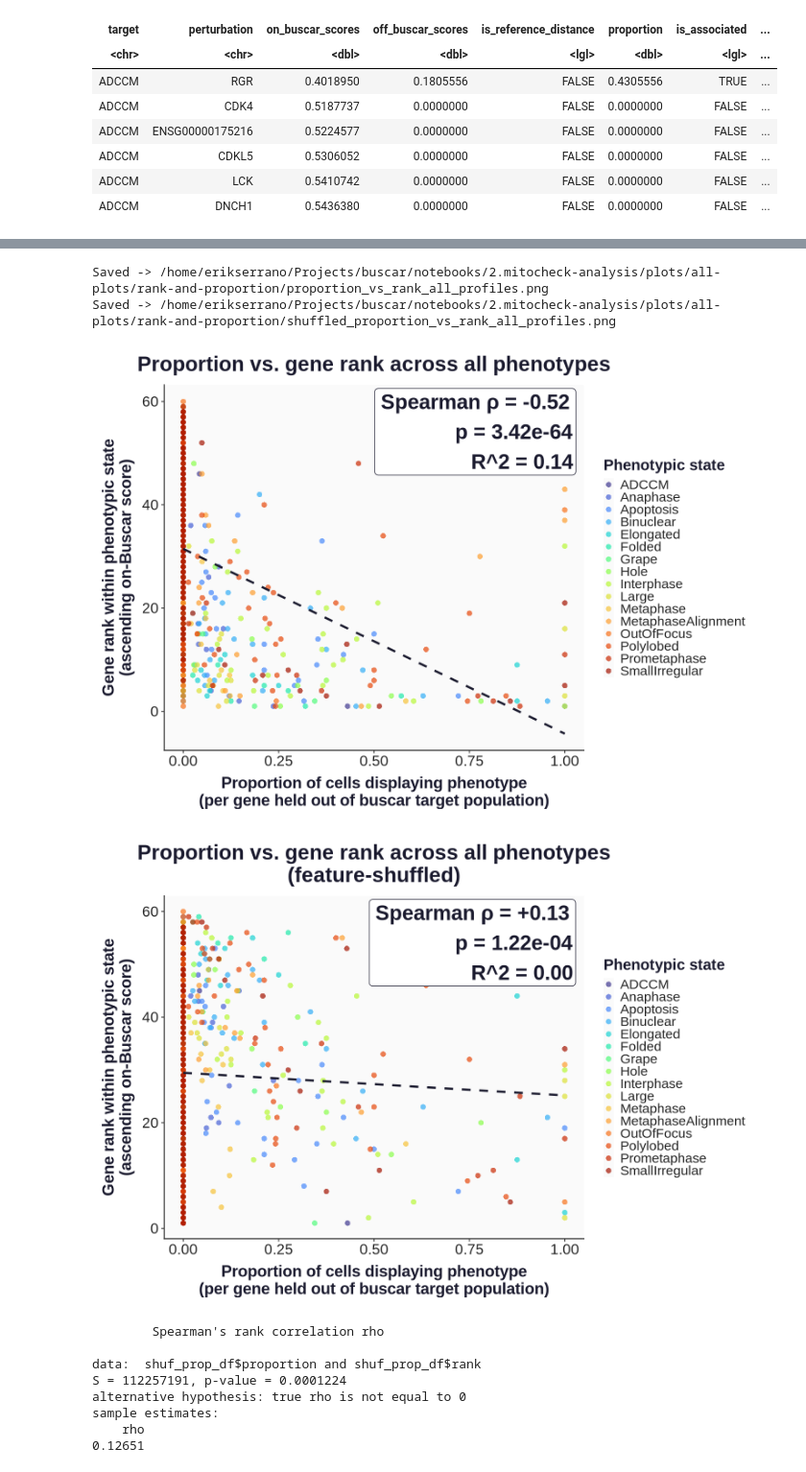
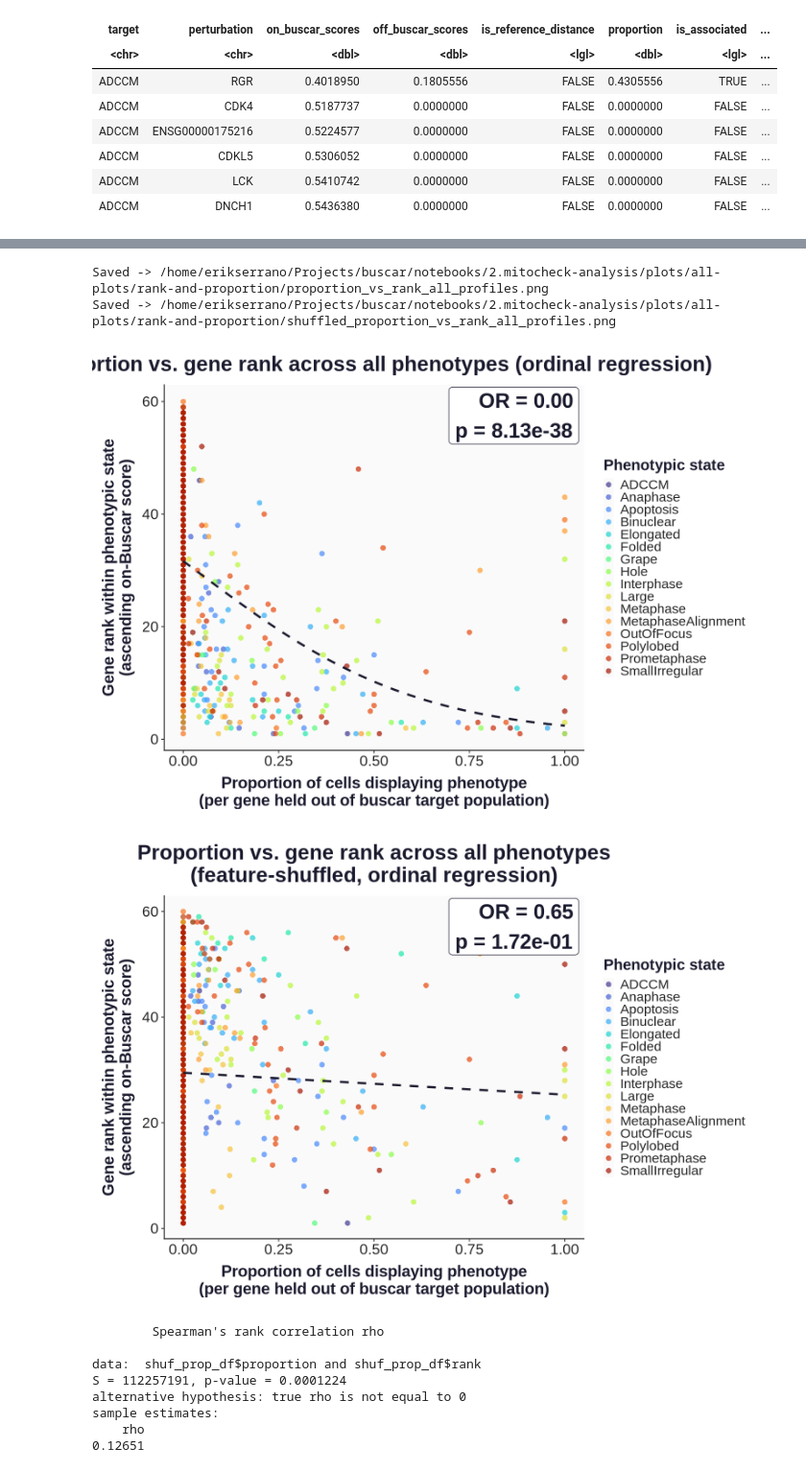
Before and after one commit to WayScience/buscar, a Jupyter notebook: notebooks/2.mitocheck-analysis/plots/3.linear-modeling-ranking-and-proportion.ipynb, the cells around one changed output, grey strips where cells are left out. Shown at 96% size. Saved outputs shown, nothing was run; the diff lists cells and outputs as text; code cells hidden in the pictures.

Commit message:
updated plots

```diff
--- a/notebooks/2.mitocheck-analysis/plots/3.linear-modeling-ranking-and-proportion.ipynb
+++ b/notebooks/2.mitocheck-analysis/plots/3.linear-modeling-ranking-and-proportion.ipynb
@@ -130,9 +133,21 @@ SmallIrregular         +0.127    3.41e-01  n.s.
 Pooled (all profiles):  ρ = +0.127  p = 1.22e-04
 # %%
 fit_and_report <- function(prop_df, label = 'original') {
-  cat(sprintf('\n=== OLS: %s (rank ~ proportion) ===\n', toupper(label)))
-  model_prop <- lm(rank ~ proportion, data = prop_df)
-  print(summary(model_prop))
+  cat(sprintf('\n=== ORDINAL LOGIT: %s (rank ~ proportion) ===\n', toupper(label)))
+
+  model_prop <- MASS::polr(
+    as.ordered(rank) ~ proportion,
+    data = prop_df,
+    Hess = TRUE,
+    method = 'logistic'
+  )
+
+  coef_tbl <- coef(summary(model_prop))
+  coef_tbl <- as.data.frame(coef_tbl)
+  coef_tbl$p_value <- 2 * pnorm(abs(coef_tbl$`t value`), lower.tail = FALSE)
+  coef_tbl$odds_ratio <- exp(coef_tbl$Value)
+
+  print(coef_tbl)
   invisible(model_prop)
 }
 
@@ -160,25 +175,40 @@ F-statistic:   1.9 on 1 and 915 DF,  p-value: 0.1684
 options(repr.plot.width = 13, repr.plot.height = 9)
 
 plot_prop_vs_rank <- function(prop_df, title_txt, out_name) {
-  fit <- lm(rank ~ proportion, data = prop_df)
-  r_val <- suppressWarnings(cor(prop_df$proportion, prop_df$rank, use = 'complete.obs', method = 'pearson'))
-  r2 <- r_val^2
+  prop_df <- prop_df %>% drop_na(proportion, rank)
 
-  tst_all <- suppressWarnings(cor.test(prop_df$proportion, prop_df$rank, method = 'spearman', exact = FALSE))
-  rho_all <- unname(tst_all$estimate)
-  pval_all <- tst_all$p.value
+  ord_fit <- MASS::polr(
+    as.ordered(rank) ~ proportion,
+    data = prop_df,
+    Hess = TRUE,
+    method = 'logistic'
+  )
+
+  coef_tbl <- coef(summary(ord_fit))
+  beta <- coef_tbl['proportion', 'Value']
+  z_val <- coef_tbl['proportion', 't value']
+  p_ord <- 2 * pnorm(abs(z_val), lower.tail = FALSE)
+  or_val <- exp(beta)
+
+  pred_df <- data.frame(
+    proportion = seq(min(prop_df$proportion), max(prop_df$proportion), length.out = 200)
+  )
+  prob_mat <- predict(ord_fit, newdata = pred_df, type = 'probs')
+  rank_levels <- as.numeric(colnames(prob_mat))
+  pred_df$expected_rank <- as.numeric(prob_mat %*% rank_levels)
 
   p_all <- ggplot(prop_df, aes(x = proportion, y = rank, color = target)) +
     geom_point(alpha = 0.7, size = 3.5, stroke = 0) +
-    geom_smooth(
-      method = 'lm', formula = y ~ x, se = FALSE,
-      color = '#1a1a2e', linetype = 'dashed', linewidth = 1.4,
-      inherit.aes = FALSE, aes(x = proportion, y = rank)
+    geom_line(
+      data = pred_df,
+      aes(x = proportion, y = expected_rank),
+      inherit.aes = FALSE,
+      color = '#1a1a2e', linetype = 'dashed', linewidth = 1.4
     ) +
     annotate(
       'label',
       x = Inf, y = Inf, hjust = 1.04, vjust = 1.04,
-      label = sprintf('Spearman \u03c1 = %+.2f\np = %.2e\nR^2 = %.2f', rho_all, pval_all, r2),
+      label = sprintf('OR = %.2f\np = %.2e', or_val, p_ord),
       size = 10, label.size = 0.8, fill = 'white', color = '#1a1a2e', fontface = 'bold'
     ) +
     scale_color_viridis_d(option = 'turbo', begin = 0.05, end = 0.95) +
@@ -200,37 +230,37 @@ plot_prop_vs_rank <- function(prop_df, title_txt, out_name) {
       axis.ticks = element_line(linewidth = 0.6, color = '#333333'),
       axis.ticks.length = unit(4, 'pt'),
       legend.title = element_text(face = 'bold', size = 20.8, color = '#1a1a2e'),
       legend.text = element_text(size = 18.2, color = '#222222'),
       legend.key.size = unit(14, 'pt'),
       legend.position = 'right',
       legend.background = element_rect(fill = 'white', color = NA),
       panel.background = element_rect(fill = '#fafafa', color = NA),
       plot.background = element_rect(fill = 'white', color = NA),
       plot.margin = margin(14, 20, 14, 14)
     )
 
   out_path <- file.path(output_dir, out_name)
   ggsave(out_path, p_all, width = 13, height = 9, dpi = 300, bg = 'white')
   cat(sprintf('Saved -> %s\n', out_path))
   print(p_all)
 }
 
 plot_prop_vs_rank(
   prop_df,
-  'Proportion vs. gene rank across all phenotypes',
+  'Proportion vs. gene rank across all phenotypes (ordinal regression)',
   'proportion_vs_rank_all_profiles.png'
 )
 
 plot_prop_vs_rank(
   shuf_prop_df,
-  'Proportion vs. gene rank across all phenotypes\n(feature-shuffled)',
+  'Proportion vs. gene rank across all phenotypes\n(feature-shuffled, ordinal regression)',
   'shuffled_proportion_vs_rank_all_profiles.png'
 )
 # %% [output]
 Saved -> /home/erikserrano/Projects/buscar/notebooks/2.mitocheck-analysis/plots/all-plots/rank-and-proportion/proportion_vs_rank_all_profiles.png
 Saved -> /home/erikserrano/Projects/buscar/notebooks/2.mitocheck-analysis/plots/all-plots/rank-and-proportion/shuffled_proportion_vs_rank_all_profiles.png
-[figure, old version]
+[figure, new version]
-[figure, old version]
+[figure, new version]
 # %%
 tst_all <- cor.test(shuf_prop_df$proportion, shuf_prop_df$rank, method = 'spearman', exact = FALSE)
 tst_all
```
Also changed, not shown: parts of 4 cells of this notebook, 21 other files.
